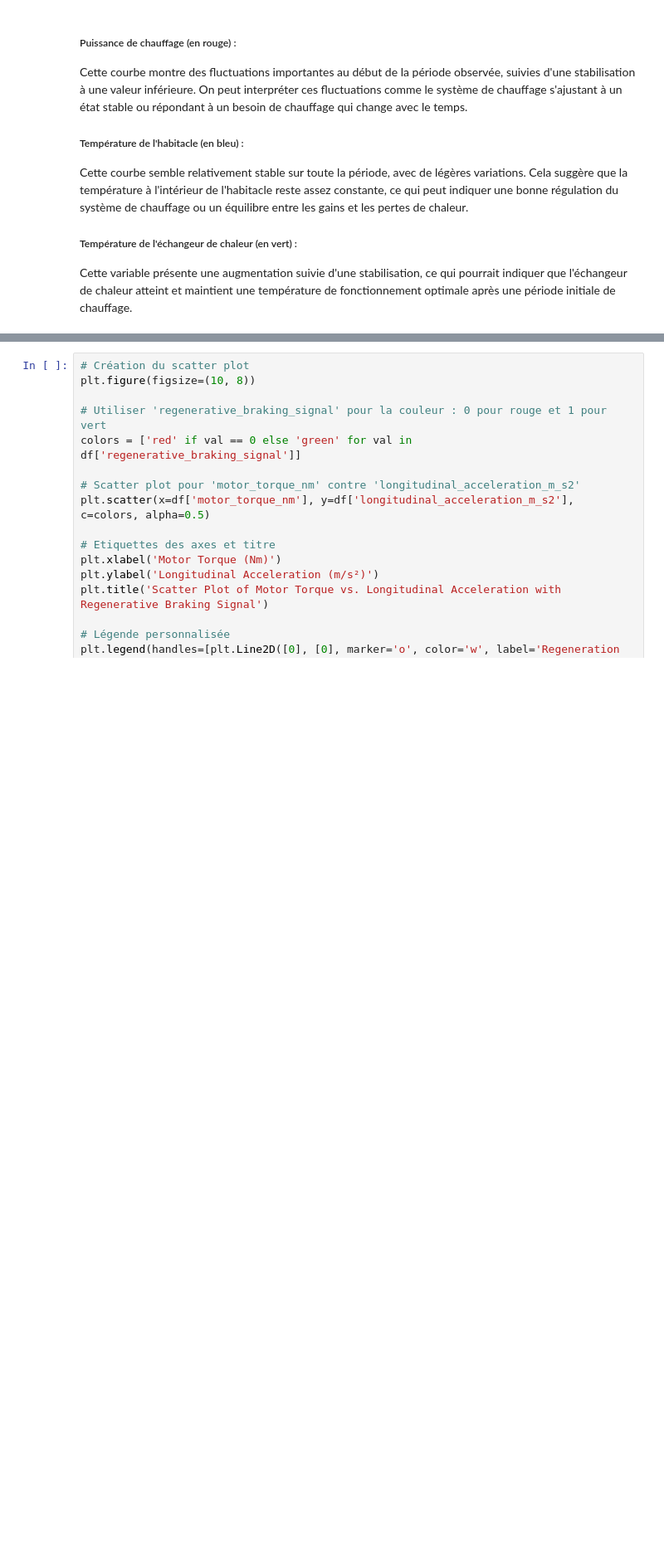
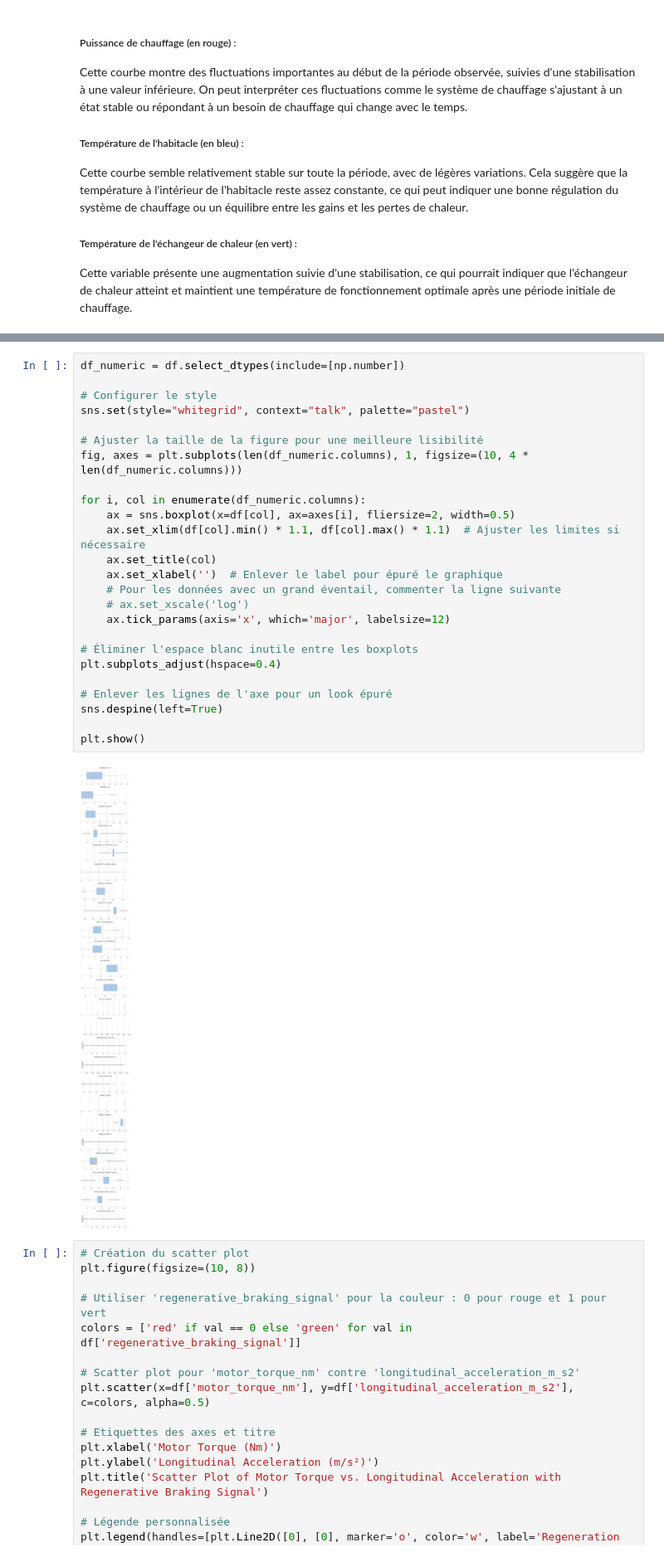
Before and after one commit to nathanboschi25/S4_DataViz_Project, a Jupyter notebook: Project.ipynb, the cells around one changed output, grey strips where cells are left out. Shown at 83% size. Saved outputs shown, nothing was run; the diff lists cells and outputs as text; blank space fills up the shorter version.

```diff
--- a/Project.ipynb
+++ b/Project.ipynb
@@ -422,3 +425,30 @@ plt.show()
+# %%
+df_numeric = df.select_dtypes(include=[np.number])
+
+# Configurer le style
+sns.set(style="whitegrid", context="talk", palette="pastel")
+
+# Ajuster la taille de la figure pour une meilleure lisibilité
+fig, axes = plt.subplots(len(df_numeric.columns), 1, figsize=(10, 4 * len(df_numeric.columns)))
+
+for i, col in enumerate(df_numeric.columns):
+    ax = sns.boxplot(x=df[col], ax=axes[i], fliersize=2, width=0.5)
+    ax.set_xlim(df[col].min() * 1.1, df[col].max() * 1.1)  # Ajuster les limites si nécessaire
+    ax.set_title(col)
+    ax.set_xlabel('')  # Enlever le label pour épuré le graphique
+    # Pour les données avec un grand éventail, commenter la ligne suivante
+    # ax.set_xscale('log')
+    ax.tick_params(axis='x', which='major', labelsize=12)
+
+# Éliminer l'espace blanc inutile entre les boxplots
+plt.subplots_adjust(hspace=0.4)
+
+# Enlever les lignes de l'axe pour un look épuré
+sns.despine(left=True)
+
+plt.show()
+# %% [output]
+[figure, added]
 # %%
 # Création du scatter plot
 plt.figure(figsize=(10, 8))
```
Also changed, not shown: parts of 3 cells of this notebook.
